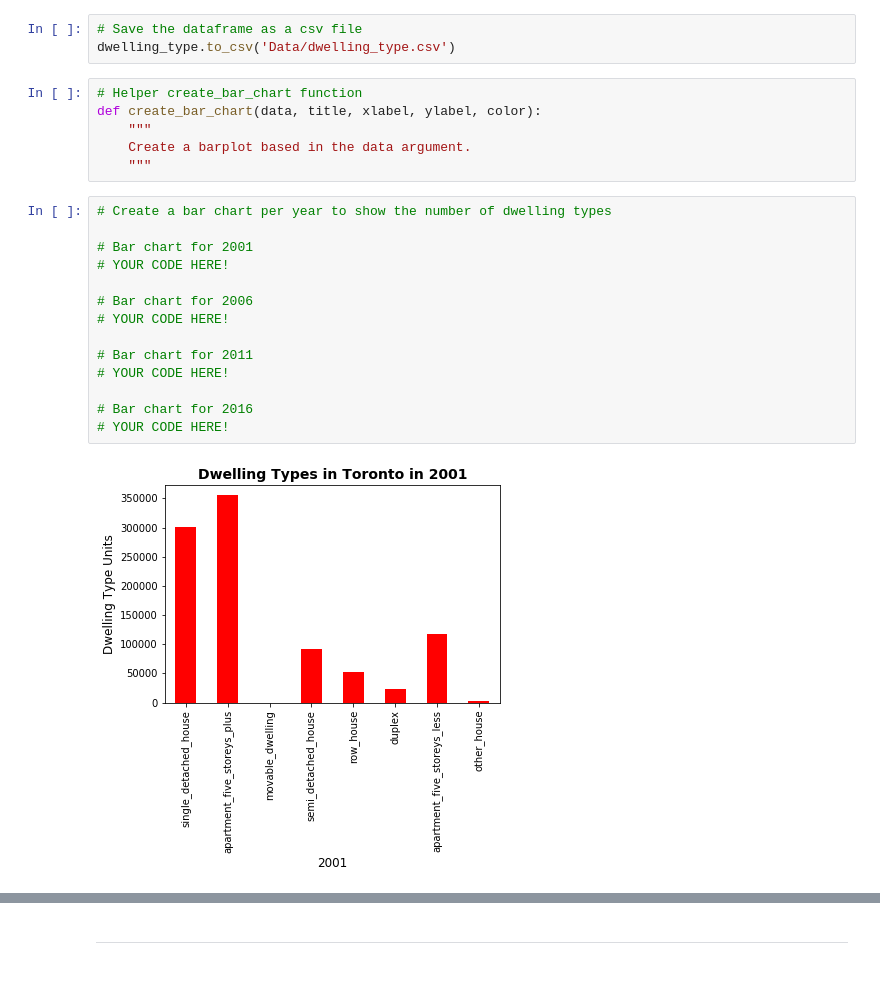
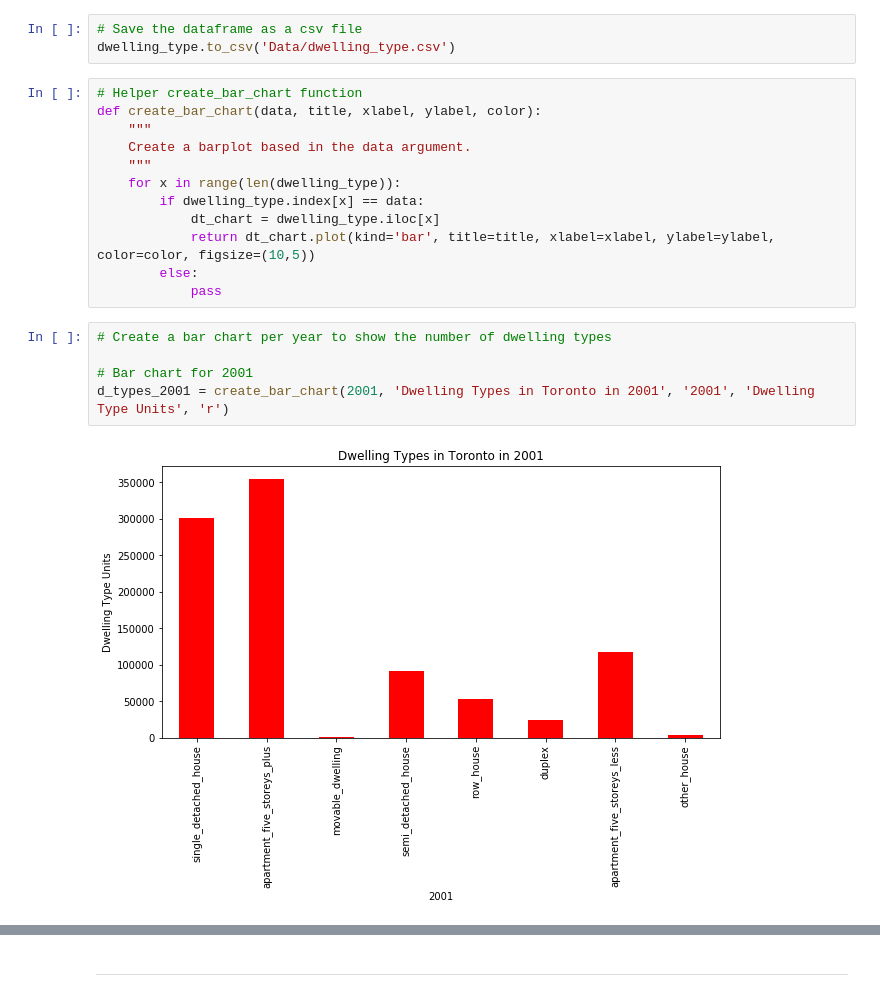
Before and after one commit to Has-Raza/UofT-Fintech, a Jupyter notebook: Unit-6-Assignment-Pythonic-Monopoly/rental_analysis.ipynb, the cells around one changed output, grey strips where cells are left out. Saved outputs shown, nothing was run; the diff lists cells and outputs as text.

```diff
--- a/Unit-6-Assignment-Pythonic-Monopoly/rental_analysis.ipynb
+++ b/Unit-6-Assignment-Pythonic-Monopoly/rental_analysis.ipynb
@@ -62,19 +62,16 @@ def create_bar_chart(data, title, xlabel, ylabel, color):
     """
     Create a barplot based in the data argument.
     """
+    for x in range(len(dwelling_type)):
+        if dwelling_type.index[x] == data:
+            dt_chart = dwelling_type.iloc[x]
+            return dt_chart.plot(kind='bar', title=title, xlabel=xlabel, ylabel=ylabel, color=color, figsize=(10,5))
+        else:
+            pass
 # %%
 # Create a bar chart per year to show the number of dwelling types
 
 # Bar chart for 2001
-# YOUR CODE HERE!
-
-# Bar chart for 2006
-# YOUR CODE HERE!
-
-# Bar chart for 2011
-# YOUR CODE HERE!
-
-# Bar chart for 2016
-# YOUR CODE HERE!
+d_types_2001 = create_bar_chart(2001, 'Dwelling Types in Toronto in 2001', '2001', 'Dwelling Type Units', 'r')
 # %% [output]
-[figure, old version]
+[figure, new version]
```
Also changed, not shown: parts of 12 cells of this notebook.
